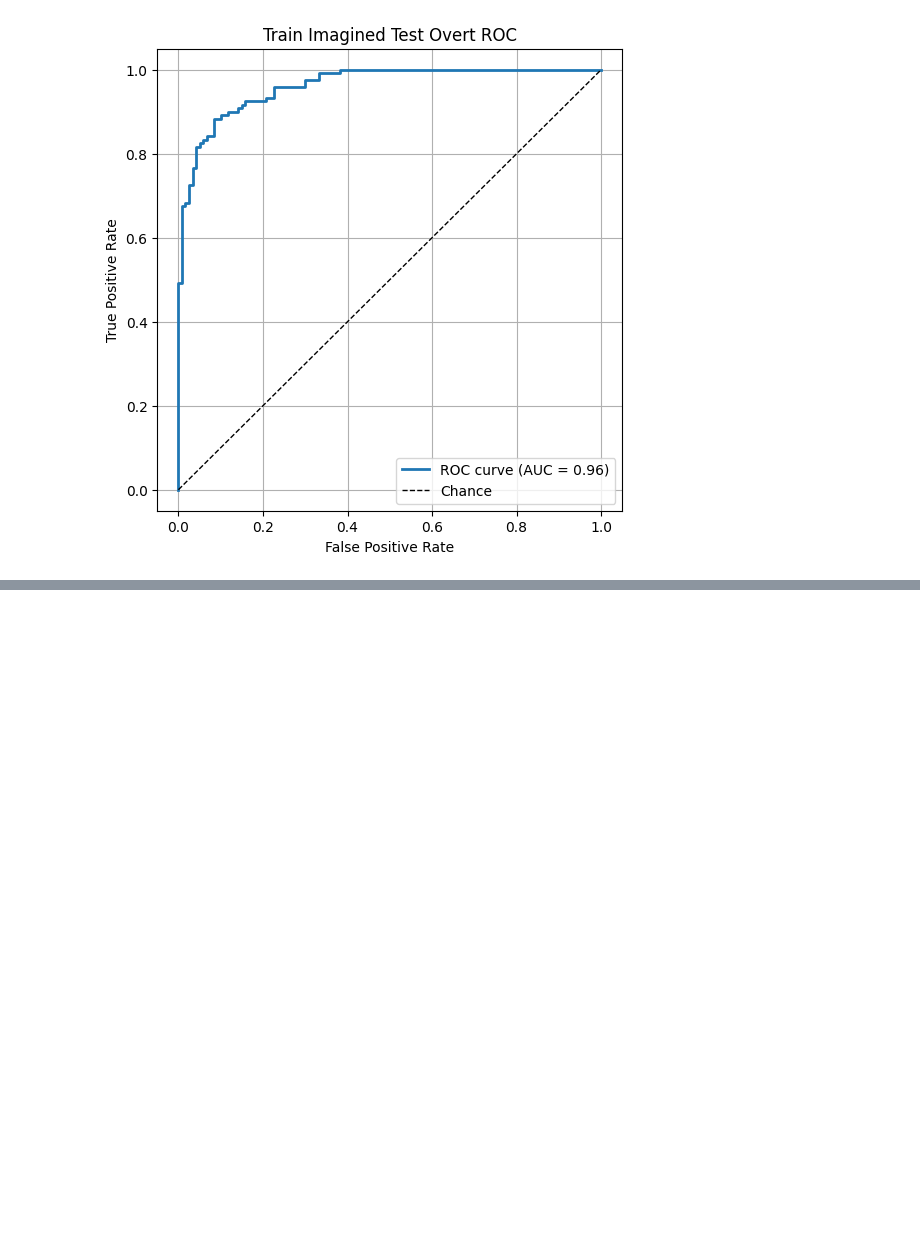
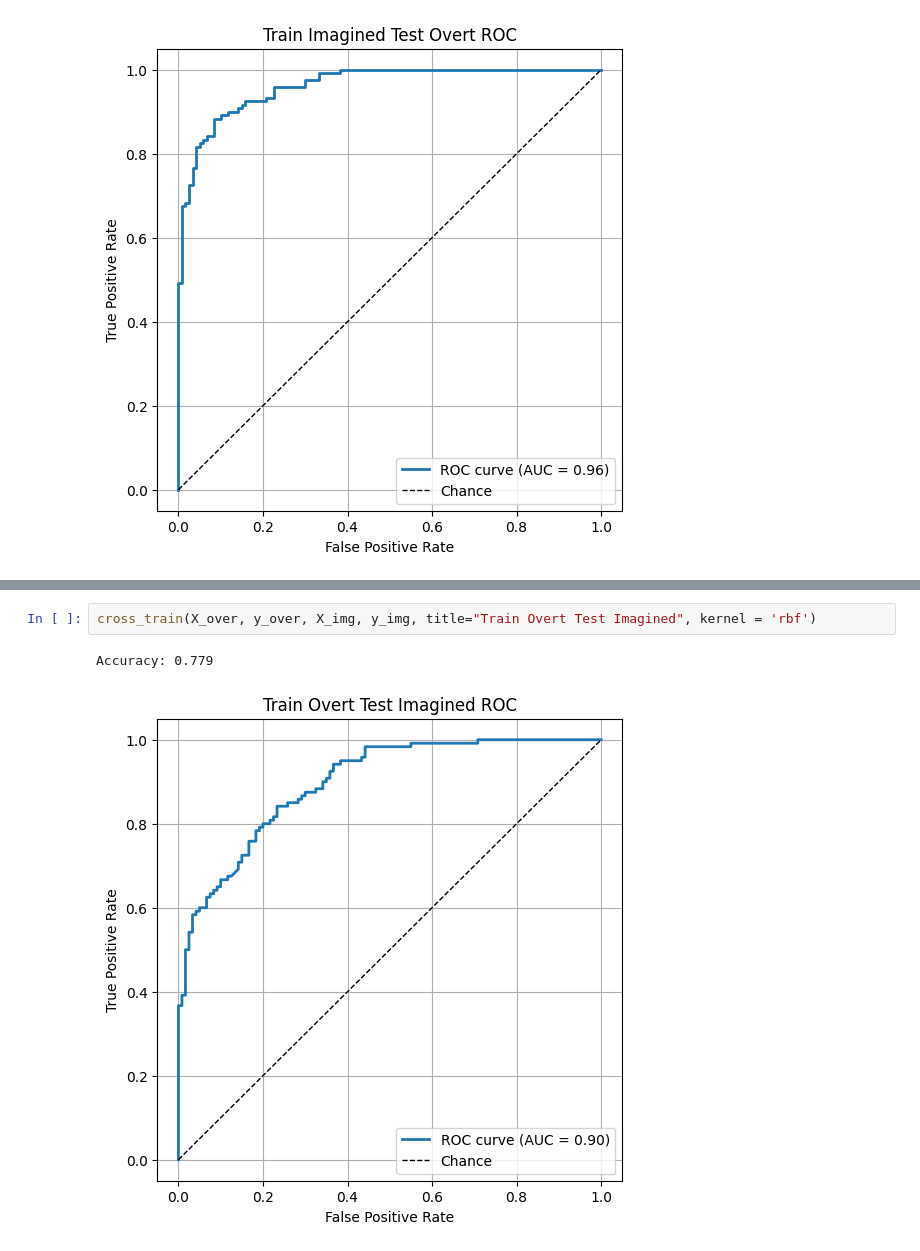
Before and after one commit to EvanWen036/DecodeBCI, a Jupyter notebook: mp2.ipynb, the cells around one changed output, grey strips where cells are left out. Drawn from its saved outputs; the diff is of its cells as text; blank space fills up the shorter version.

```diff
--- a/mp2.ipynb
+++ b/mp2.ipynb
@@ -333,0 +381,5 @@ AttributeError: coef_ is only available when using a linear kernel
+# %%
+cross_train(X_over, y_over, X_img, y_img, title="Train Overt Test Imagined", kernel = 'rbf')
+# %% [output]
+Accuracy: 0.779
+[figure, added]
```
Also changed, not shown: parts of 5 cells of this notebook, 9 other files.
